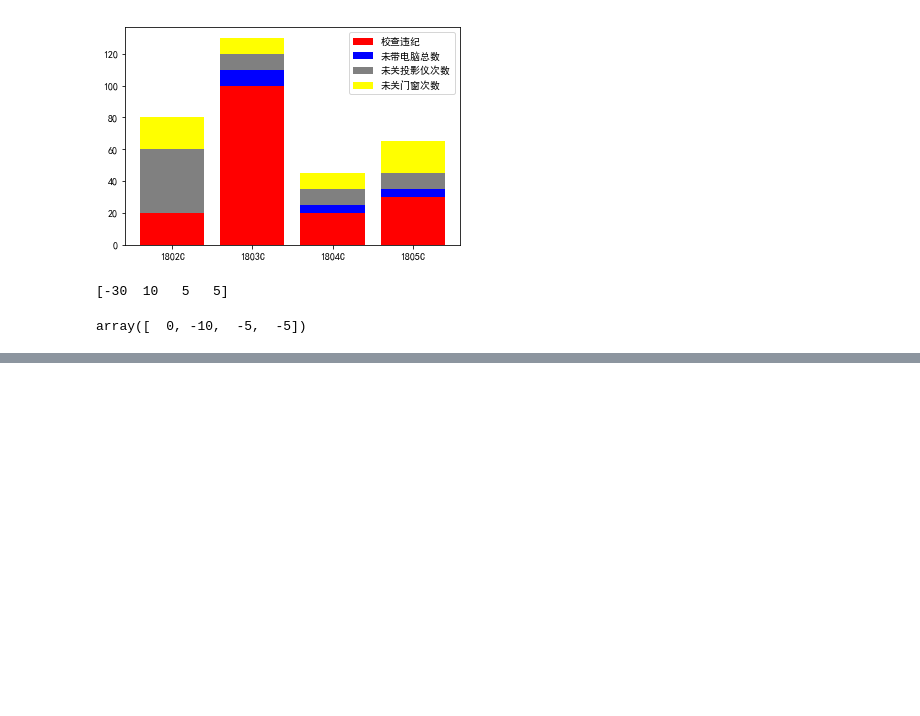
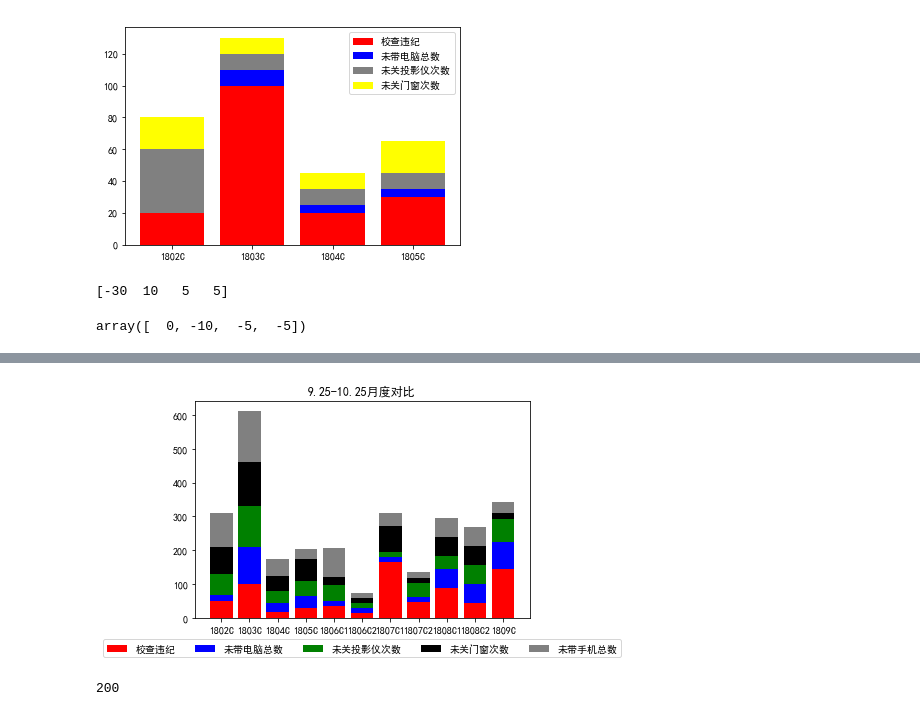
Before and after one commit to north-jewel/data_analysis, a Jupyter notebook: homework/Stic/数据分析第二个月机试.ipynb, the cells around one changed output, grey strips where cells are left out. Cells and saved outputs as stored; diff of their text form; code cells hidden in the pictures; blank space fills up the shorter version.

```diff
--- a/homework/Stic/数据分析第二个月机试.ipynb
+++ b/homework/Stic/数据分析第二个月机试.ipynb
@@ -119,0 +156,31 @@ rule2('9.25-10.25',a1,a2,a3,a4,a5)
+# %%
+def rule2(name,list_class=['1802C','1803C','1804C','1805C','1806C1','1806C2','1807C1','1807C2','1808C1','1808C2','1809C'],
+          list_r = ['校查违纪', '未带电脑总数','未关投影仪次数','未关门窗次数','未带手机总数'],
+          *a):
+    ale = len(a)
+#     print(a)
+    list_color = ['red','blue','green','black','gray','pink','yellow','orange','cyan','purple']
+#     list_color = np.random.randint(0,256,100)
+    list_c = []
+    for i in range(ale):
+#         print(i)
+        if i == 0:
+            plt.bar(range(1, 12), a[i], color=list_color[i])
+            list_c.append(a[i])
+        else:
+            plt.bar(range(1, 12), a[i],bottom=list_c[i-1],color=list_color[i])
+            c = list_c[i-1]+a[i]
+            list_c.append(c)
+#     print(list_c)
+    plt.title('{}月度对比'.format(name))
+    plt.xticks(range(1, 12),list_class)
+    plt.legend(list_r,loc=8,ncol=5,bbox_to_anchor=(0.5,-0.2))  #loc:
+# %%
+a1 = np.array([50,100,20,30,37,16,165,47,89,45,146])
+a2 = np.array([20,110,25,35,15,15,15,15,56,56,78])
+a3 = np.array([60,120,35,45,45,15,15,43,38,56,70])
+a4 = np.array([80,130,45,65,25,15,78,15,56,56,15])
+a5 = np.array([100,150,50,30,85,15,38,15,56,56,35])
+rule2('9.25-10.25',['1802C','1803C','1804C','1805C','1806C1','1806C2','1807C1','1807C2','1808C1','1808C2','1809C'],['校查违纪', '未带电脑总数','未关投影仪次数','未关门窗次数','未带手机总数'],a1,a2,a3,a4,a5)
+# %% [output]
+[figure, added]
@@ -119,0 +189,4 @@ rule2('9.25-10.25',a1,a2,a3,a4,a5)
+# %%
+co[5]
+# %% [output]
+200
```
Also changed, not shown: parts of 10 cells of this notebook.
